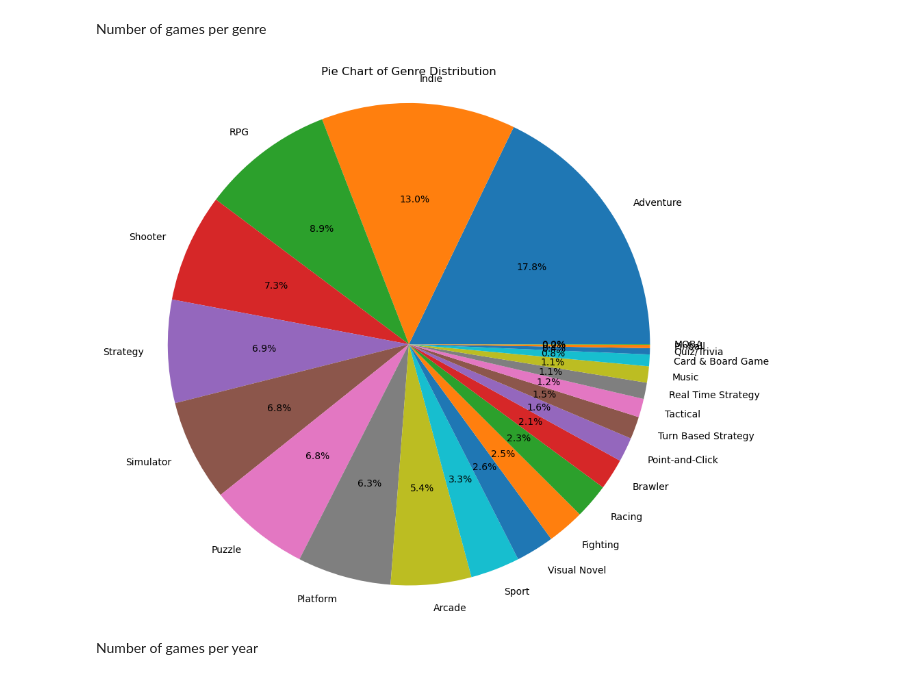
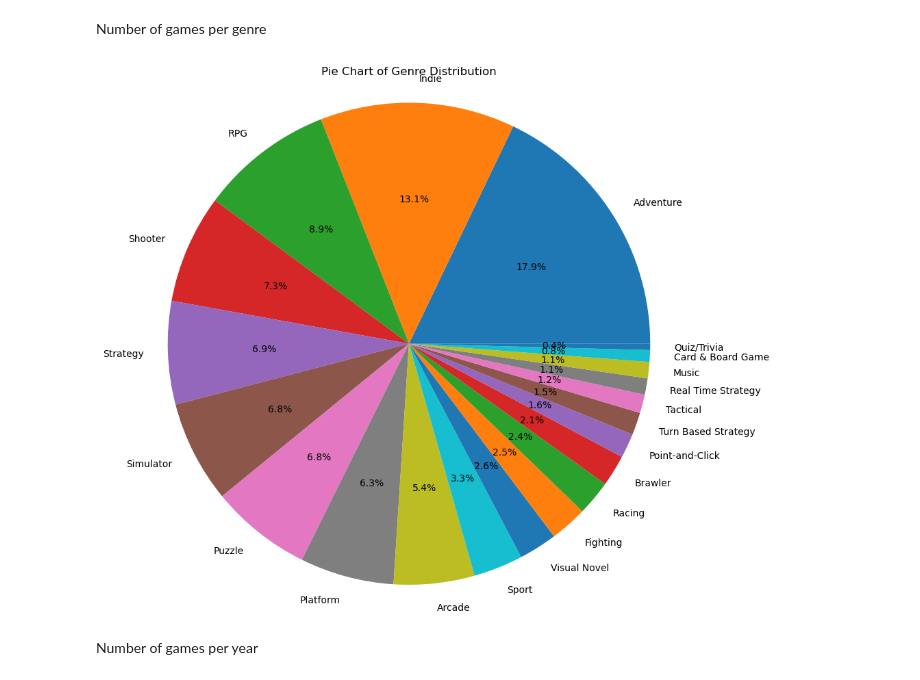
Before and after one commit to HugoHof/project-2024-VizLeGame, a Jupyter notebook: milestone_1/data_processing_games.ipynb, the cells around one changed output. Cells and saved outputs as stored; diff of their text form; code cells hidden in the pictures.

```diff
--- a/milestone_1/data_processing_games.ipynb
+++ b/milestone_1/data_processing_games.ipynb
@@ -7,6 +7,7 @@ from datetime import datetime
 
 from pathlib import Path
 dataPath = Path("../data")
+imagePath = Path("image")
 # %% [markdown]
 # Load the Database
 # %% [markdown]
@@ -223,25 +224,30 @@ Number of games per genre
 # %%
 plt.rcParams['figure.figsize'] = [10, 10]
 
 # Flatten the list of genres
 all_genres = [genre for sublist in games_clean['Genres'] for genre in sublist]
 
 # Count the occurrences of each genre
 genre_counts = pd.Series(all_genres).value_counts()
 
+# Filter out genres with less than 1% occurrence
+genre_counts_filtered = genre_counts[genre_counts / genre_counts.sum() >= 0.003]
+
 # Create pie chart
-plt.pie(genre_counts, labels=genre_counts.index, autopct='%1.1f%%')
+plt.pie(genre_counts_filtered, labels=genre_counts_filtered.index, autopct='%1.1f%%')
 
 # Equal aspect ratio ensures that pie is drawn as a circle
 plt.axis('equal')
 
 # Add a title
 plt.title('Pie Chart of Genre Distribution')
 
+# Save image
+plt.savefig(imagePath / "genre_pie_chart")
 
 plt.show()
 # %% [output]
-[figure, old version]
+[figure, new version]
 # %% [markdown]
 Number of games per year
 # %%
```
Also changed, not shown: parts of 4 cells of this notebook, 5 other files.
